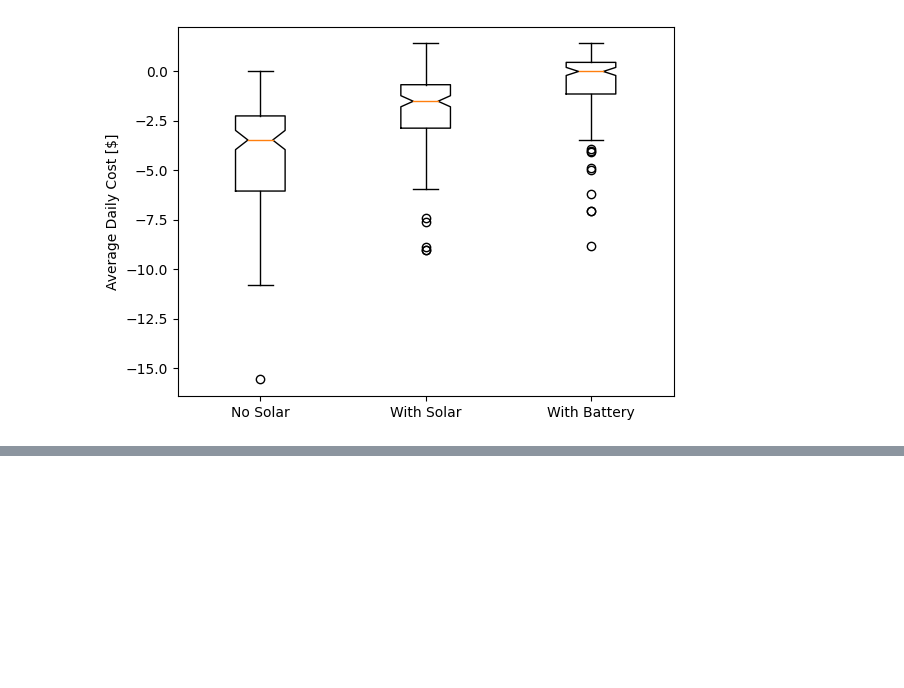
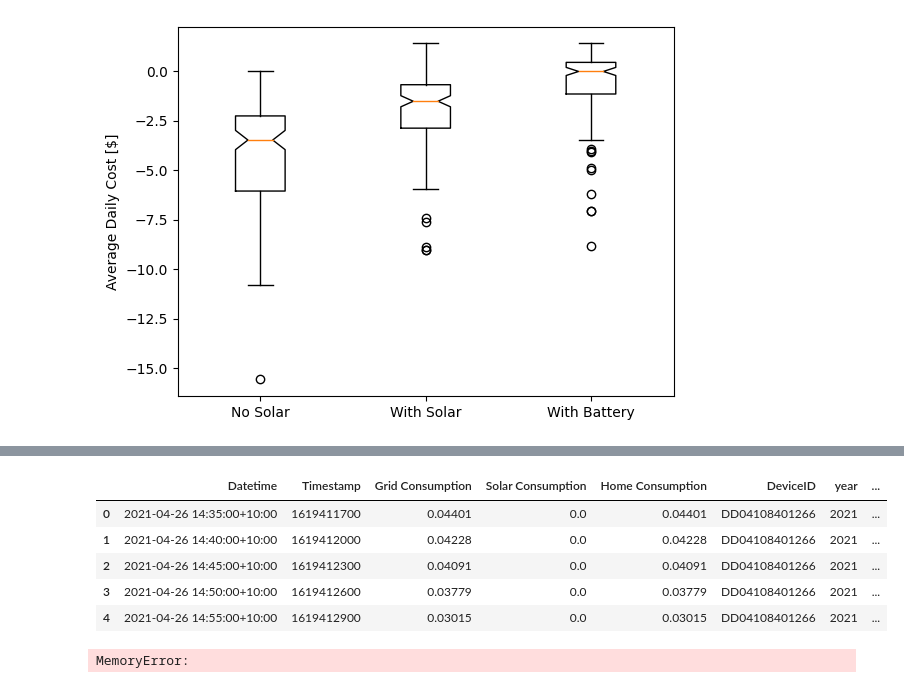
Before and after one commit to bcormier1/home-energy-optimizer, a Jupyter notebook: experiments/Benchmark Simulations - Simple Price.ipynb, the cells around one changed output, grey strips where cells are left out. Cells and saved outputs as stored; diff of their text form; code cells hidden in the pictures; blank space fills up the shorter version.

```diff
--- a/experiments/Benchmark Simulations - Simple Price.ipynb
+++ b/experiments/Benchmark Simulations - Simple Price.ipynb
@@ -478,0 +522,13 @@ plt.xticks([1, 2, 3], ['No Solar', 'With Solar', 'With Battery'])
+# %%
+#file = '../data/compiled_data.parquet'
+file = '../data/compiled_data.parquet.gzip'
+df = pd.read_parquet(file)
+#df = df.reset_index(drop=True)
+df.head()
+# %% [output]
+|  | Datetime | Timestamp | Grid Consumption | Solar Consumption | Home Consumption | DeviceID | year | ... |
+| 0 | 2021-04-26 14:35:00+10:00 | 1619411700 | 0.04401 | 0.0 | 0.04401 | DD04108401266 | 2021 | ... |
+| 1 | 2021-04-26 14:40:00+10:00 | 1619412000 | 0.04228 | 0.0 | 0.04228 | DD04108401266 | 2021 | ... |
+| 2 | 2021-04-26 14:45:00+10:00 | 1619412300 | 0.04091 | 0.0 | 0.04091 | DD04108401266 | 2021 | ... |
+| 3 | 2021-04-26 14:50:00+10:00 | 1619412600 | 0.03779 | 0.0 | 0.03779 | DD04108401266 | 2021 | ... |
+| 4 | 2021-04-26 14:55:00+10:00 | 1619412900 | 0.03015 | 0.0 | 0.03015 | DD04108401266 | 2021 | ... |
@@ -478,0 +569,5 @@ plt.xticks([1, 2, 3], ['No Solar', 'With Solar', 'With Battery'])
+# %%
+df['rrp'] = df.apply(lambda x: import_rrp(x,pricing_df), axis=1)
+df.head()
+# %% [output]
+MemoryError:
```
Also changed, not shown: parts of 3 cells of this notebook, 4 other files.
